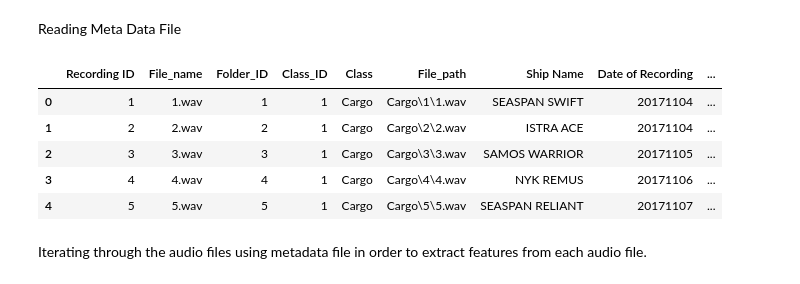
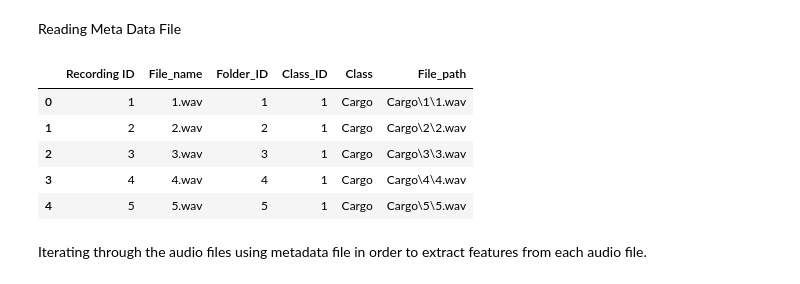
Before and after one commit to hasnaynajmal/oceanvue.buic, a Jupyter notebook: data-preprocessng-sample/temp_model.ipynb, the cells around one changed output. Saved outputs shown, nothing was run; the diff lists cells and outputs as text; code cells hidden in the pictures.

```diff
--- a/data-preprocessng-sample/temp_model.ipynb
+++ b/data-preprocessng-sample/temp_model.ipynb
@@ -29,16 +29,16 @@ def features_extractor(file_name):
 # %% [markdown]
 Reading Meta Data File
 # %%
-audio_dataset_path='C:/Users/oceanvue/Desktop/Deepship Dataset/'
-metadata=pd.read_csv('../metadata-detailed.csv')
+audio_dataset_path='D:/ocean-vue/Augmented Dataset/'
+metadata=pd.read_csv('D:/ocean-vue/Augmented Dataset/metadata.csv')
 metadata.head()
 # %% [output]
-|  | Recording ID | File_name | Folder_ID | Class_ID | Class | File_path | Ship Name | Date of Recording | ... |
-| 0 | 1 | 1.wav | 1 | 1 | Cargo | Cargo\1\1.wav | SEASPAN SWIFT | 20171104 | ... |
-| 1 | 2 | 2.wav | 2 | 1 | Cargo | Cargo\2\2.wav | ISTRA ACE | 20171104 | ... |
-| 2 | 3 | 3.wav | 3 | 1 | Cargo | Cargo\3\3.wav | SAMOS WARRIOR | 20171105 | ... |
-| 3 | 4 | 4.wav | 4 | 1 | Cargo | Cargo\4\4.wav | NYK REMUS | 20171106 | ... |
-| 4 | 5 | 5.wav | 5 | 1 | Cargo | Cargo\5\5.wav | SEASPAN RELIANT | 20171107 | ... |
+|  | Recording ID | File_name | Folder_ID | Class_ID | Class | File_path |
+| 0 | 1 | 1.wav | 1 | 1 | Cargo | Cargo\1\1.wav |
+| 1 | 2 | 2.wav | 2 | 1 | Cargo | Cargo\2\2.wav |
+| 2 | 3 | 3.wav | 3 | 1 | Cargo | Cargo\3\3.wav |
+| 3 | 4 | 4.wav | 4 | 1 | Cargo | Cargo\4\4.wav |
+| 4 | 5 | 5.wav | 5 | 1 | Cargo | Cargo\5\5.wav |
 # %% [markdown]
 Iterating through the audio files using metadata file in order to extract features from each audio file.
 # %%
```
Also changed, not shown: parts of 36 cells of this notebook, 11 other files.
